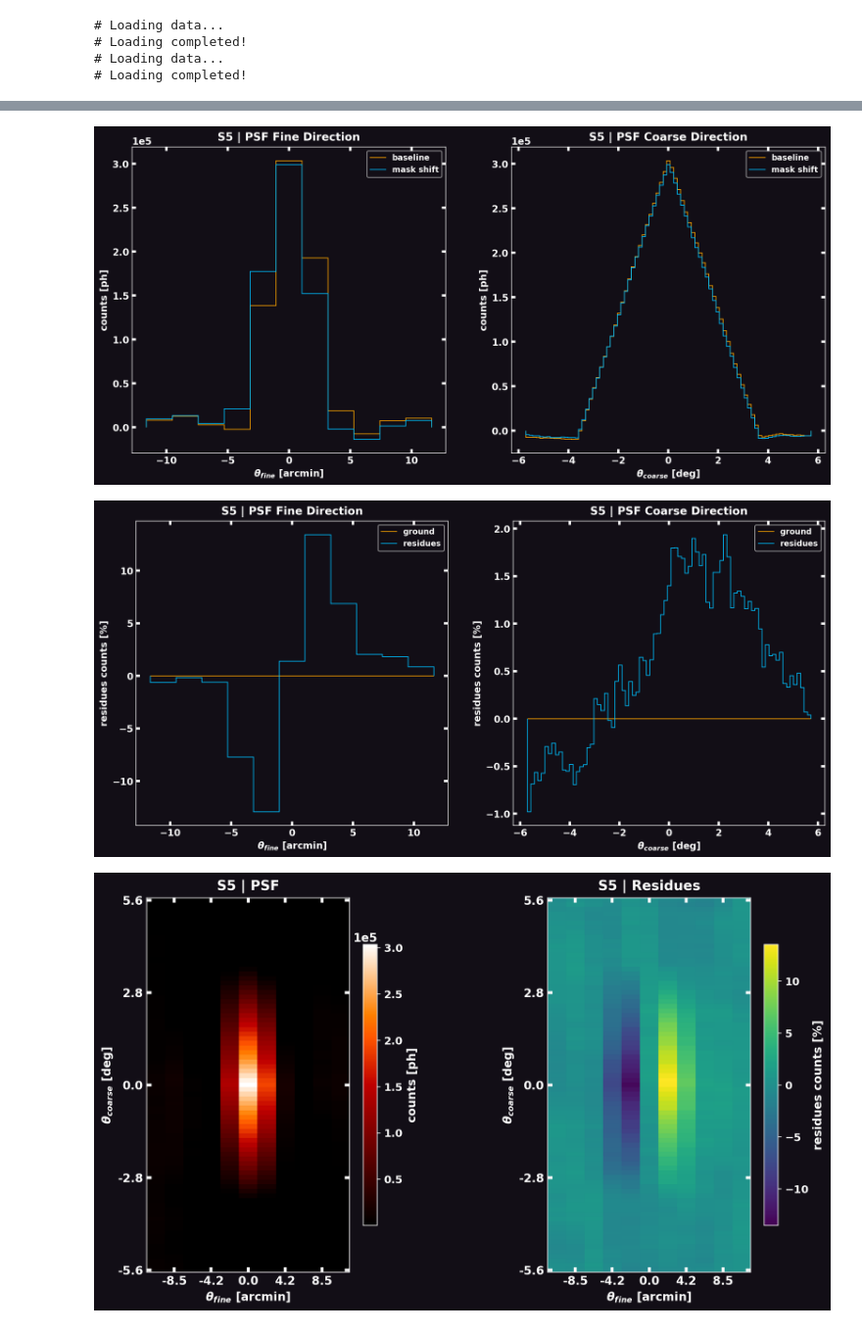
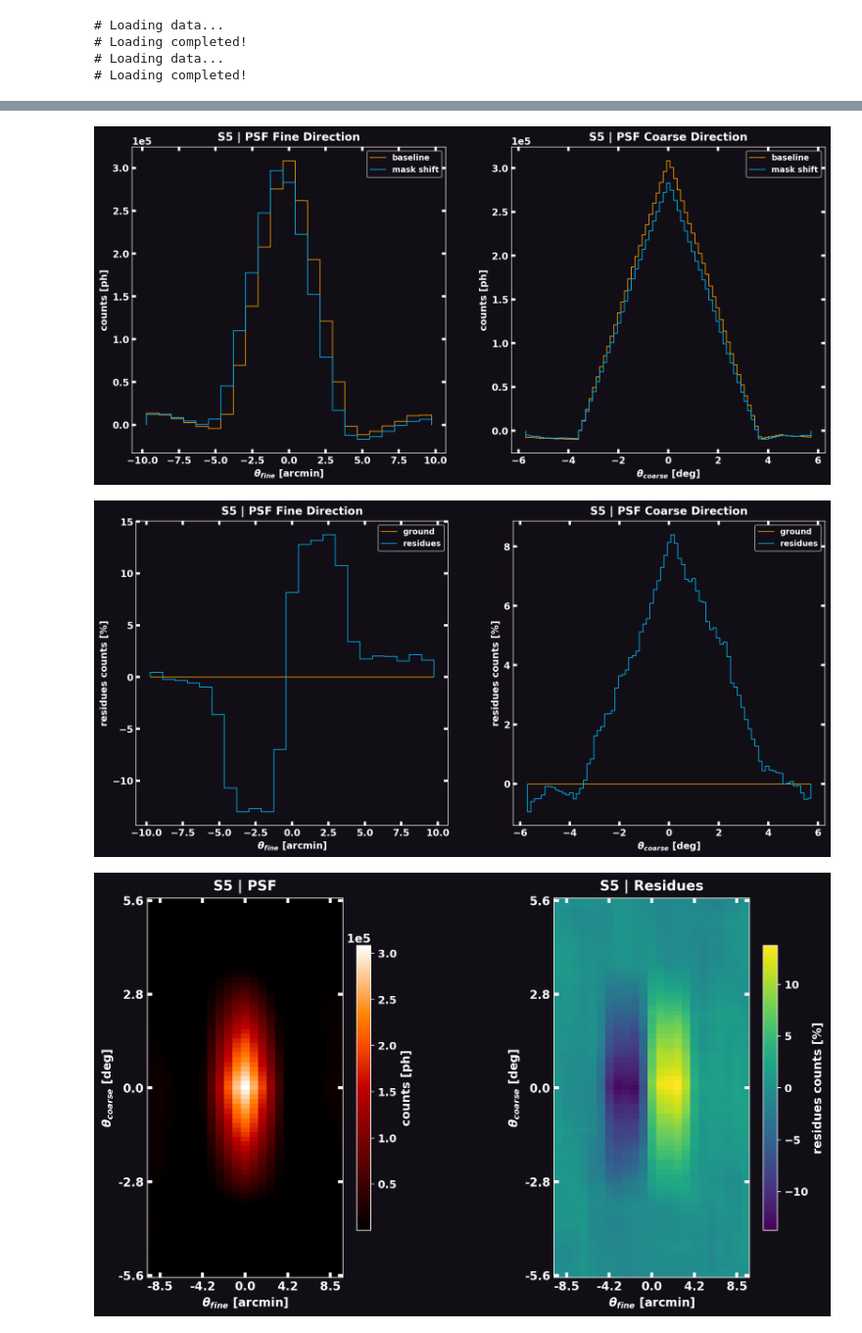
Before and after one commit to EdoardoGiancarli/LearningCodedMasks, a Jupyter notebook: CameraGeometry/demo_PSF_bnmrk.ipynb, the cells around one changed output, grey strips where cells are left out. Shown at 98% size. Cells and saved outputs as stored; diff of their text form; code cells hidden in the pictures.

```diff
--- a/CameraGeometry/demo_PSF_bnmrk.ipynb
+++ b/CameraGeometry/demo_PSF_bnmrk.ipynb
@@ -64,6 +64,15 @@ OUT_RESULTS_PATH = '/mnt/d/PhD_AASS/Coding/Images_fits'
 
 wfm: CodedMaskCamera = codedmask(MASK_PATH, UPS_X, UPS_Y)
 
+sdlA_bline = ds.get_data(
+    SIMUL_DATA_PATH_bline + f'{ID_CAMERA_A}/{DATA_FITS_bline}_{ID_CAMERA_A}_{DATASET}.fits',
+    E_min=E_min, E_max=E_max, coords=exclude_coords,
+)
+sdlA_mshift = ds.get_data(
+    SIMUL_DATA_PATH_mshift + f'{ID_CAMERA_A}/{DATA_FITS_mshift}_{ID_CAMERA_A}_{DATASET}.fits',
+    E_min=E_min, E_max=E_max, coords=exclude_coords,
+)
+
 logA_bline, _ = ds.load_database(f"{SAVE_PATH_bline}/OUT_{RUN_ID_bline}_srcDB.fits")
 logA_mshift, _ = ds.load_database(f"{SAVE_PATH_mshift}/OUT_{RUN_ID_mshift}_srcDB.fits")
 cu_map = mgm.get_srcmap_for_unit(logA_bline.log['ID'], logA_mshift.log['ID'])
@@ -73,14 +82,24 @@ cu_map = mgm.get_srcmap_for_unit(logA_bline.log['ID'], logA_mshift.log['ID'])
 # Loading data...
 # Loading completed!
 # %%
-from astropy.io import fits
+# from astropy.io import fits
 
-def load_fits_img(filepath: Path, *ext: int) -> list[NDArray]:
-    """Open FITS and retrieve ImageHDU data following given `ext` order."""
-    objs: list[NDArray] = []
-    with fits.open(filepath) as hdu:
-        for e in ext: objs.append(hdu[e].data)
-    return objs[0] if len(ext) == 1 else objs
+# def load_fits_img(filepath: Path, *ext: int) -> list[NDArray]:
+#     """Open FITS and retrieve ImageHDU data following given `ext` order."""
+#     objs: list[NDArray] = []
+#     with fits.open(filepath) as hdu:
+#         for e in ext: objs.append(hdu[e].data)
+#     return objs[0] if len(ext) == 1 else objs
 
-skymap_bline, snrmap_bline = ds.load_sky(f"{SAVE_PATH_bline}/SIMUL_sky.fits")
-skymap_mshift, snrmap_mshift = ds.load_sky(f"{SAVE_PATH_mshift}/SIMUL_sky.fits")
+# skymap_bline, snrmap_bline = ds.load_sky(f"{SAVE_PATH_bline}/SIMUL_sky.fits")
+# skymap_mshift, snrmap_mshift = ds.load_sky(f"{SAVE_PATH_mshift}/SIMUL_sky.fits")
+
+
+
+from bloodmoon.mask import count, decode
+
+d_bline: NDArray = count(wfm, sdlA_bline.DLdata)[0]
+skymap_bline: NDArray = decode(wfm, d_bline)
+
+d_mshift: NDArray = count(wfm, sdlA_mshift.DLdata)[0]
+skymap_mshift: NDArray = decode(wfm, d_mshift)
@@ -158,7 +172,7 @@ SRC_ID: str = 's5'
 IDX: int = int(np.argwhere(cu_map.common == SRC_ID)[0, 0])
 KWS = {
     'pos': (np.array(logA_bline.log['y'])[cu_map.idx_a][IDX], np.array(logA_bline.log['x'])[cu_map.idx_a][IDX]),
-    'crp': (40, 5),
+    'crp': (40 * UPS_Y, 2 * UPS_X + 1),
     'title_prefix': SRC_ID.upper(),
     'color': ('Orange', 'DeepSkyBlue'),
 }
@@ -189,8 +203,8 @@ custom_slices_plot(
 #     **KWS,
 # )
 # %% [output]
-[figure, old version]
+[figure, new version]
-[figure, old version]
+[figure, new version]
 # %%
 import matplotlib.pyplot as plt
 from darksun.show import DSPlot, export_pltparams
@@ -264,17 +278,17 @@ def custom_PSF_hmap(
 # %%
 src_psf, src_res = map(lambda x: ds.crop(x, KWS['pos'], KWS['crp']), (skymap_bline, residues))
 
 n, m = src_psf.shape
-yticks, xticks = np.arange(n)[::20], (np.arange(m)[::2] + 1)[:-1]
+yticks, xticks = np.arange(n)[::20], (np.arange(m)[::UPS_X] + 1)[:-1]
 
 custom_PSF_hmap(
     camera=wfm,
     psf=np.clip(src_psf, a_min=1, a_max=src_psf.max()),
     residues=src_res,
     xticks=xticks,
     yticks=yticks,
     title_prefix=KWS['title_prefix'],
     # save_to=f'{OUT_RESULTS_PATH}/psfHM_{E_min}-{E_max}keV.pdf'
 )
 # %% [output]
-[figure, old version]
+[figure, new version]
```
Also changed, not shown: parts of 2 cells of this notebook.
